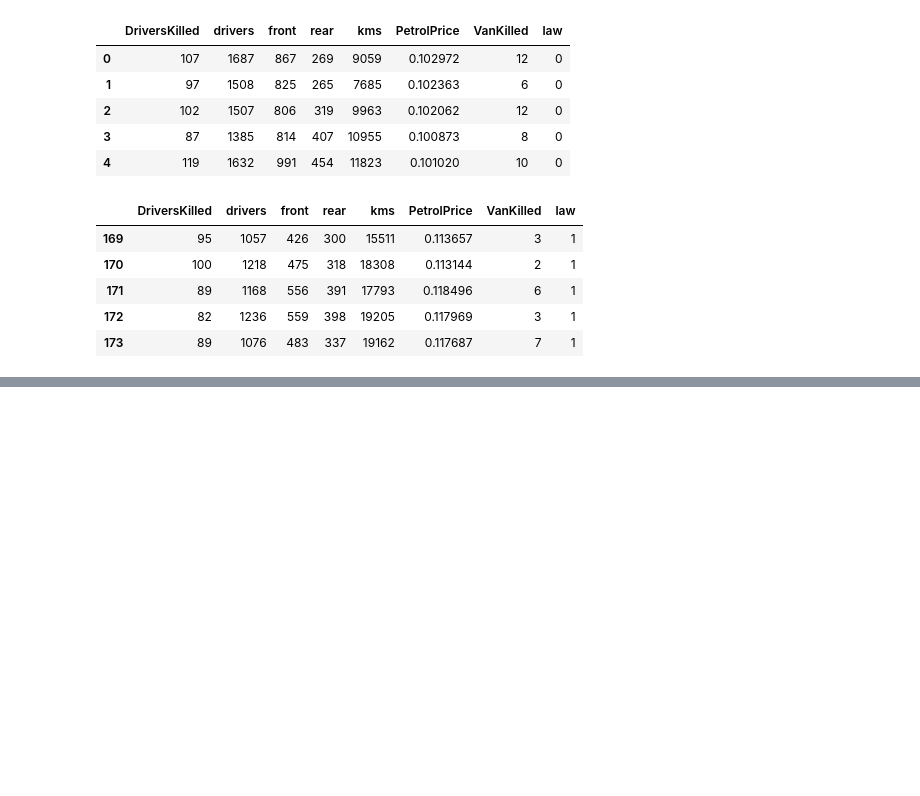
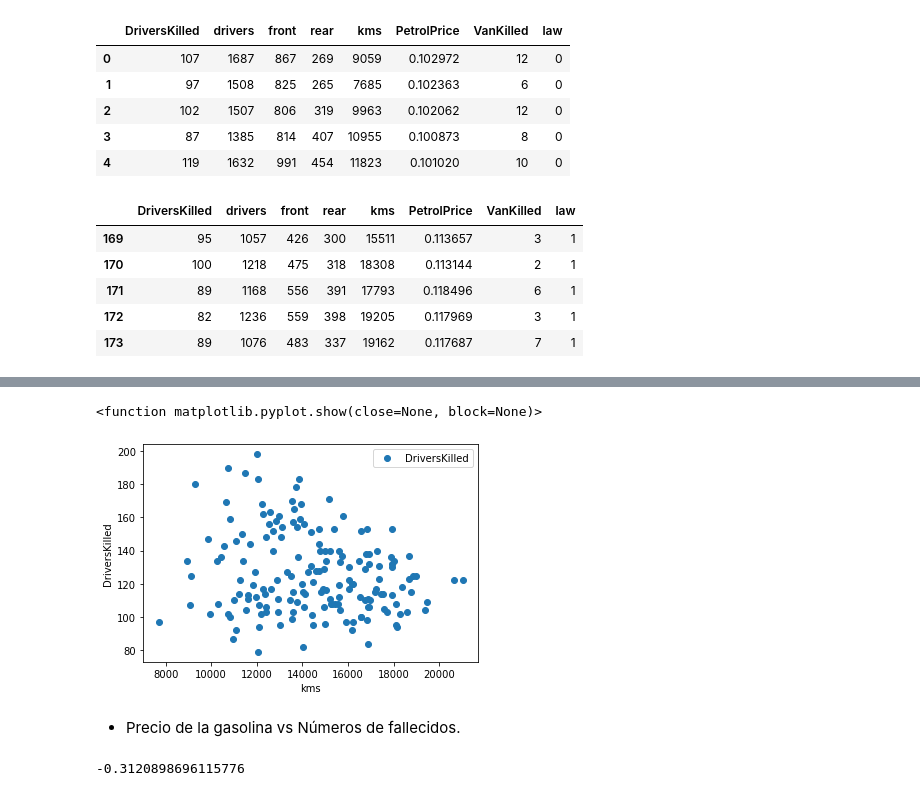
Before and after one commit to taniarubi/reconocimiento-de-patrones-y-aprendizaje-automatizado, a Jupyter notebook: tareas/tarea2/src/ejercicio5.ipynb, the cells around one changed output, grey strips where cells are left out. Drawn from its saved outputs; the diff is of its cells as text; code cells hidden in the pictures; blank space fills up the shorter version.

```diff
--- a/tareas/tarea2/src/ejercicio5.ipynb
+++ b/tareas/tarea2/src/ejercicio5.ipynb
@@ -316,0 +191,14 @@ dfp
+# %%
+sinley.plot(x='kms', y='DriversKilled',style='o')
+plt.xlabel('kms')
+plt.ylabel('DriversKilled')
+plt.show
+# %% [output]
+<function matplotlib.pyplot.show(close=None, block=None)>
+[figure, added]
+# %% [markdown]
+* Precio de la gasolina vs Números de fallecidos.
+# %%
+sinley['PetrolPrice'].corr(sinley['DriversKilled'])
+# %% [output]
+-0.3120898696115776
```
Also changed, not shown: parts of 84 cells of this notebook, 13 other files.
